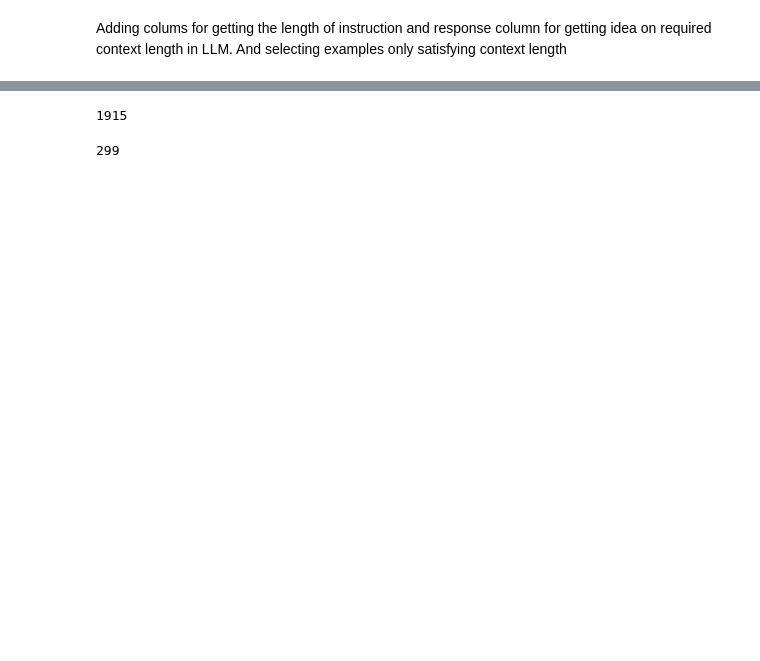
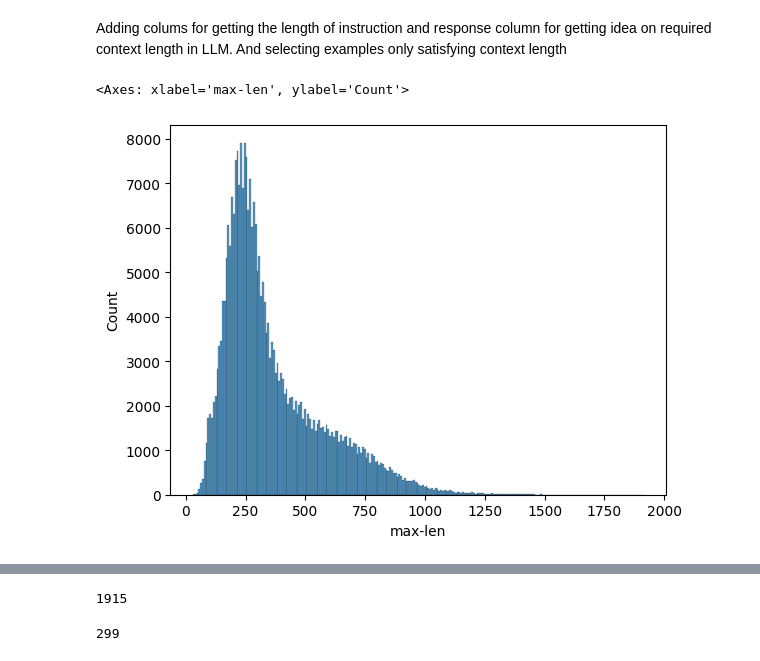
Before and after one commit to SIVASKANDAN-P/PYTHON-CODE-HINT, a Jupyter notebook: Code_solution_experimentation.ipynb, the cells around one changed output, grey strips where cells are left out. Cells and saved outputs as stored; diff of their text form; code cells hidden in the pictures; blank space fills up the shorter version.

```diff
--- a/Code_solution_experimentation.ipynb
+++ b/Code_solution_experimentation.ipynb
@@ -98,3 +107,8 @@ data['ins-len'] = data['instruction'].apply(lambda x: len(x.split()))
 data['res-len'] = data['response'].apply(lambda x: len(x.split()))
 #Adding colums for sum of the length of instruction and response columns
 data['max-len'] = data['res-len'] + data['ins-len']
+# %%
+sns.histplot(data['max-len'])
+# %% [output]
+<Axes: xlabel='max-len', ylabel='Count'>
+[figure, added]
```
Also changed, not shown: parts of 43 cells of this notebook.
